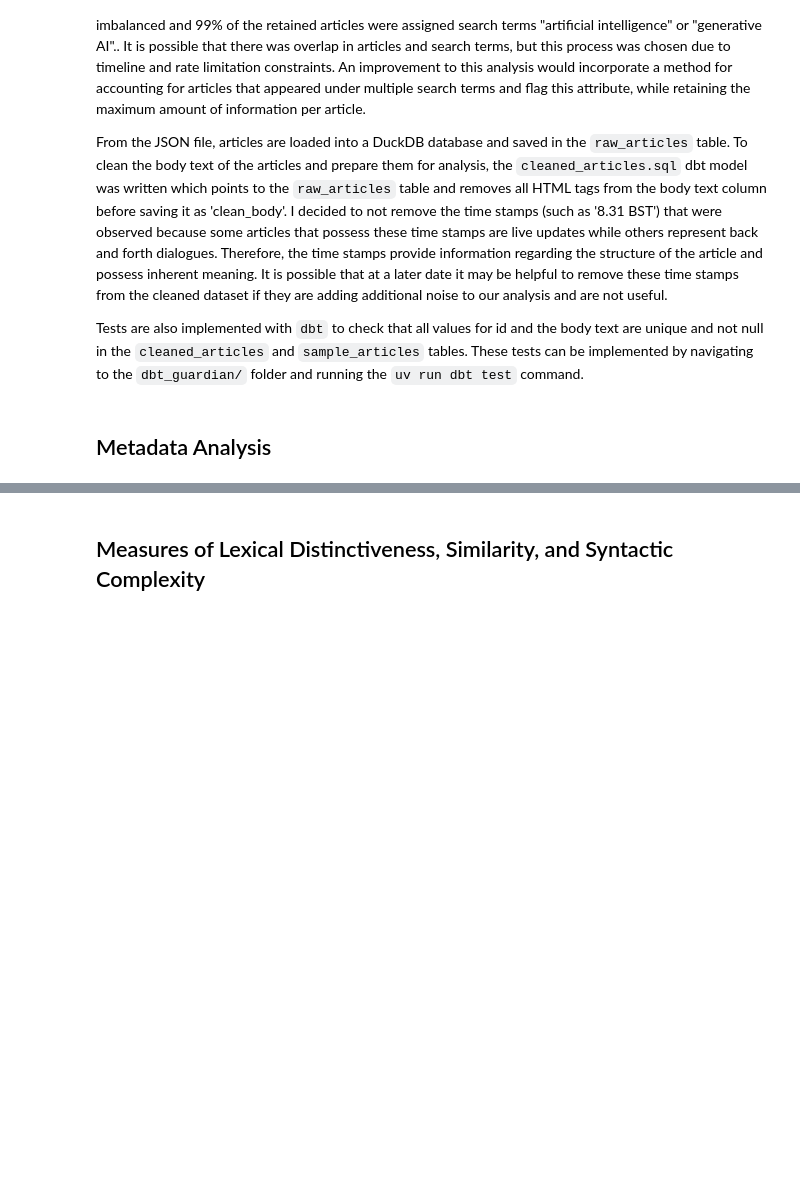
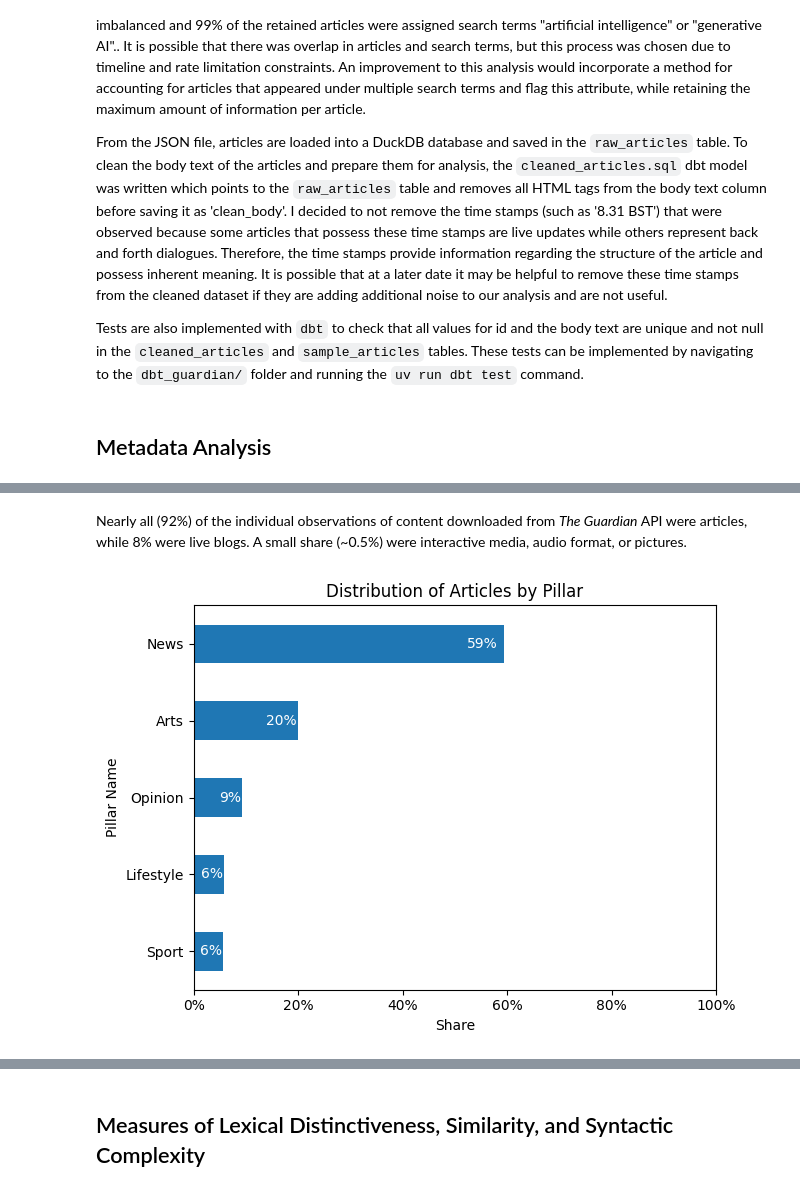
Before and after one commit to PeterdeGuzman/RAGuardianNews, a Jupyter notebook: reports/DataExploration.ipynb, the cells around one changed output, grey strips where cells are left out. Cells and saved outputs as stored; diff of their text form; code cells hidden in the pictures; blank space fills up the shorter version.

```diff
--- a/reports/DataExploration.ipynb
+++ b/reports/DataExploration.ipynb
@@ -79,0 +85,12 @@ The columns present in the cleaned table include: ['id', 'type', 'sectionId', 's
+# %%
+con = duckdb.connect("../guardian_articles.duckdb")
+# %%
+# load table
+df = con.execute("SELECT * FROM cleaned_articles").fetchdf()
+
+# compute missing counts and percentages
+missing_summary = pd.DataFrame(
+    {"missing_count": df.isna().sum(), "missing_pct": 100 * df.isna().mean()}
+).sort_values(by="missing_pct", ascending=False)
+
+print(missing_summary)
@@ -79,0 +147,39 @@ The columns present in the cleaned table include: ['id', 'type', 'sectionId', 's
+# %% [markdown]
+Nearly all (92%) of the individual observations of content downloaded from *The Guardian* API were articles, while 8% were live blogs. A small share (~0.5%) were interactive media, audio format, or pictures.
+# %%
+import matplotlib.pyplot as plt
+import matplotlib.ticker as mtick
+
+# Calculate shares
+shares = df["pillarName"].value_counts(normalize=True, dropna=True)
+
+# Sort for horizontal bar chart
+shares = shares.sort_values()
+
+plt.figure()
+ax = shares.plot(kind="barh")
+
+plt.xlabel("Share")
+plt.ylabel("Pillar Name")
+plt.title("Distribution of Articles by Pillar")
+
+
+# data labels
+for i, v in enumerate(shares):
+    ax.text(
+        v * 0.98,
+        i,
+        f"{v:.0%}",
+        va="center",
+        ha="right",
+        color="white",
+    )
+
+plt.tight_layout()
+# fixing a axis labels and limits
+ax.xaxis.set_major_formatter(mtick.PercentFormatter(xmax=1))
+ax.set_xlim(0, 1)
+
+plt.show()
+# %% [output]
+[figure, added]
```
Also changed, not shown: parts of 26 cells of this notebook, 2 other files.
